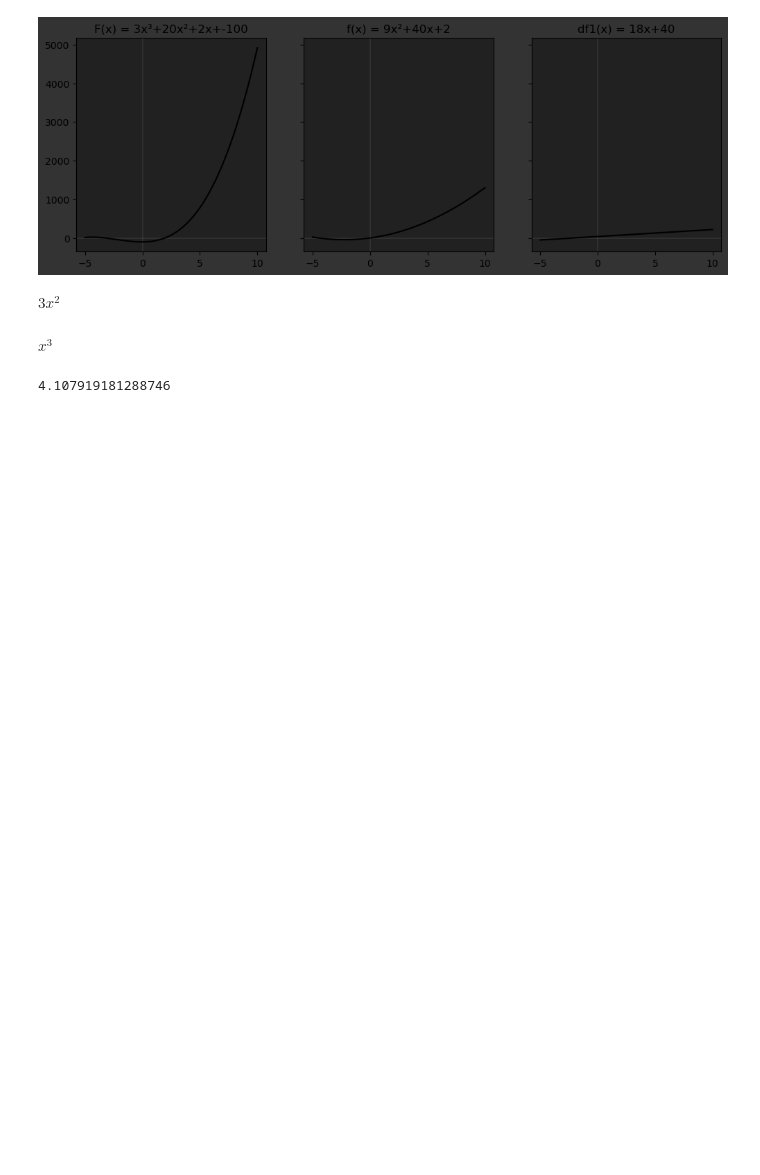
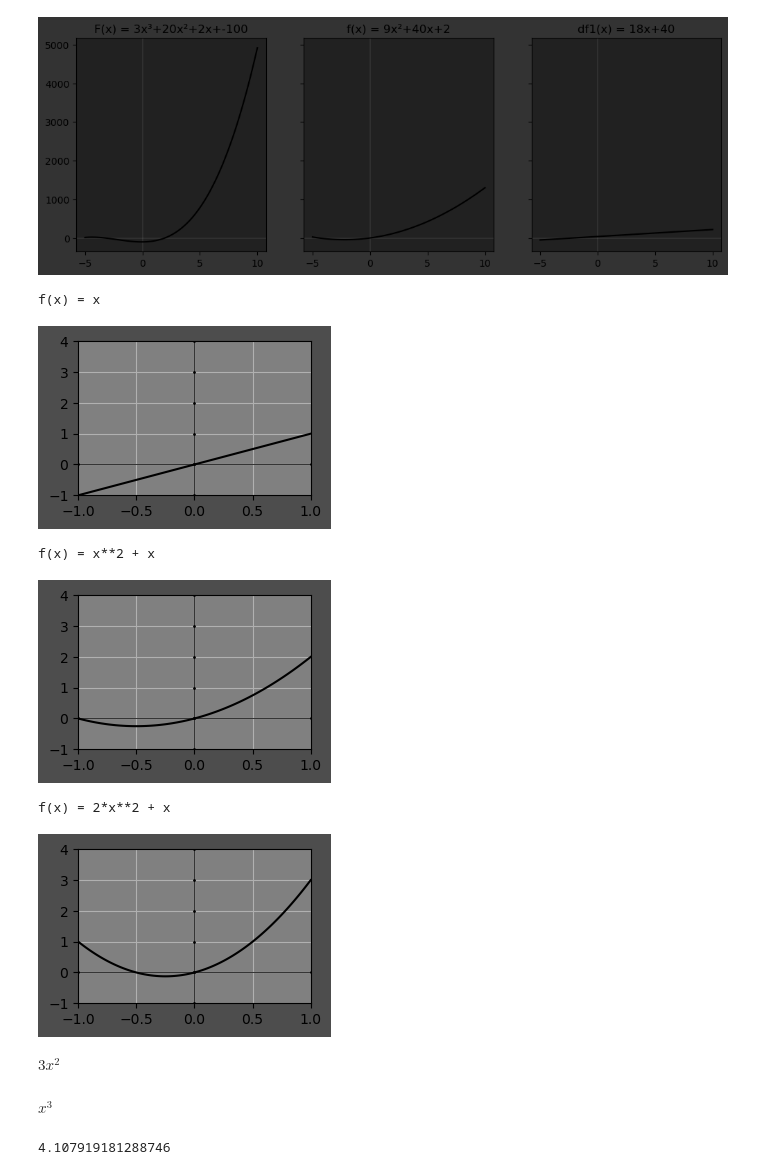
Before and after one commit to agentzero001/jupyter, a Jupyter notebook: Maths topics/Calculus/Untitled.ipynb, the cells around one changed output. Drawn from its saved outputs; the diff is of its cells as text; code cells hidden in the pictures; blank space fills up the shorter version.

```diff
--- a/Maths topics/Calculus/Untitled.ipynb
+++ b/Maths topics/Calculus/Untitled.ipynb
@@ -122,13 +122,13 @@ class Calculus:
         else:
             return sp.diff(self.sym_func, self.x)
 
-    def show_curve(self, coords=[-8,8,-100,100]): #yes I really added markers to my lines lol
+    def show_curve(self, coords=[-1, 1, -1, 4],size=(3,2)): #yes I really added markers to my lines lol
         xticks = list(range(coords[0]-1,coords[1]+1, 1))
         yticks = list(range(coords[2]-1,coords[3]+1, 1))
         y_ticks = len(xticks)
         x_ticks = len(yticks)
         x_ = np.linspace(coords[0], coords[1], 100)
-        plt.figure(facecolor='0.3',figsize=(6,5))
+        plt.figure(facecolor='0.3',figsize=size)
         plt.axes().set_facecolor('grey')
         plt.axis([coords[0],coords[1],coords[2],coords[3]])
         plt.plot(x_, self.func(x_),color='black')
@@ -138,6 +138,22 @@ class Calculus:
         plt.scatter(np.zeros(x_ticks), yticks,color = 'black',zorder=2,marker='.', s=4)
         plt.grid()
         plt.show()
+# %%
+def create_poly(L):
+    instance = Calculus(L)
+    return instance
+# %%
+My_poly = [create_poly([0,1,i]) for i in range(3)]
+for i in range(3):
+    print('f(x) = {}'.format(My_poly[i].show_func()))
+    My_poly[i].show_curve()
+# %% [output]
+f(x) = x
+[figure, added]
+f(x) = x**2 + x
+[figure, added]
+f(x) = 2*x**2 + x
+[figure, added]
 # %%
 f_ = Calculus([0,0,3])
 f_.show_func()
```
Also changed, not shown: 1 other file.
